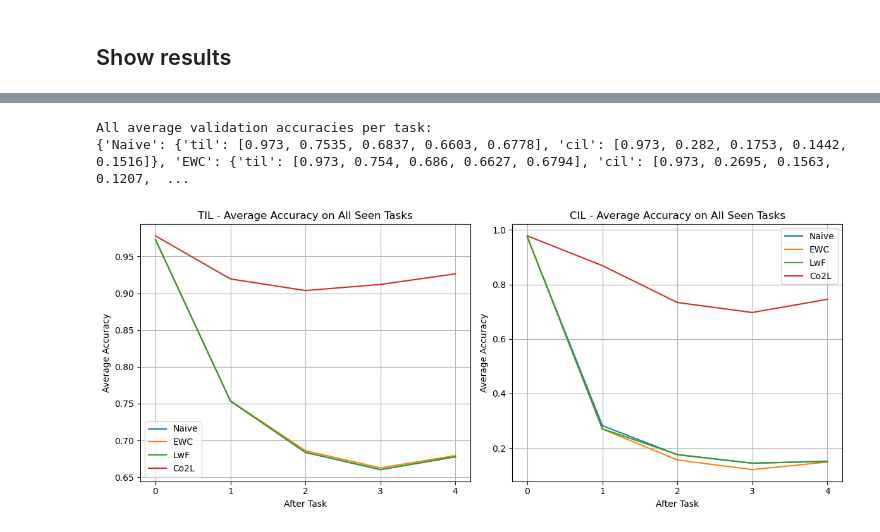
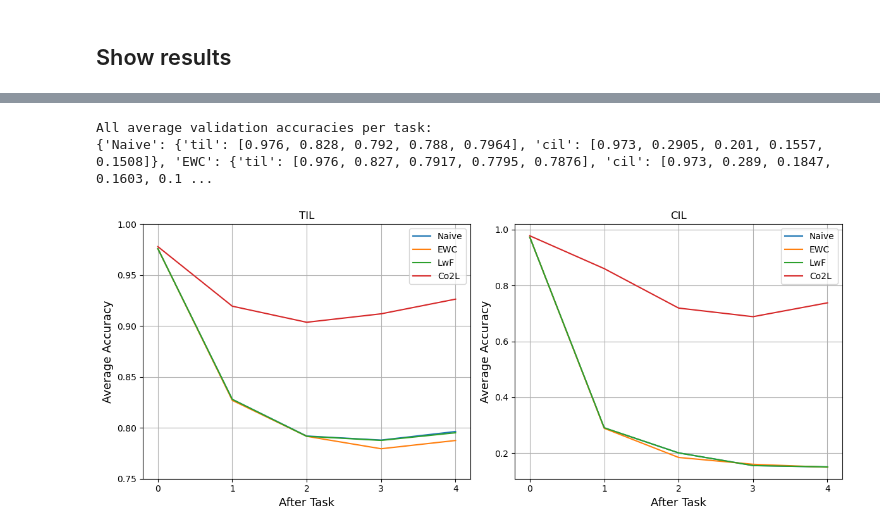
Before and after one commit to LucioLuque/Vision_Artificial_Avanzada-TP1-Continual_Learning, a Jupyter notebook: notebooks/parte43.ipynb, the cells around one changed output, grey strips where cells are left out. Drawn from its saved outputs; the diff is of its cells as text; code cells hidden in the pictures.

```diff
--- a/notebooks/parte43.ipynb
+++ b/notebooks/parte43.ipynb
@@ -155,9 +164,9 @@ Avg accuracy: 0.6898
 model = new_model_from_backbone(device)
 model_name = "EWC"
 mode_name = "cil"
-criterion = EWCCriterion(CrossEntropyLoss(), lambda_=1e10, global_labels=True, model=model)
+criterion = EWCCriterion(CrossEntropyLoss(), lambda_=1, global_labels=True, model=model)
 # run_cil_experiment(model, criterion, "EWC", epochs=100, lr=1e-5, batch_size=1024)
-all_val_accs, avg_val_acc, avg_test_acc  = run_cil_experiment(model, criterion, "EWC", epochs=10)
+all_val_accs, avg_val_acc, avg_test_acc  = run_cil_experiment(model, criterion, "EWC", epochs=5, lr=1e-2)
 val_accs.loc[mode_name, model_name] = avg_val_acc
 test_accs.loc[mode_name, model_name] = avg_test_acc
 all_val_accs_dic[model_name][mode_name] = all_val_accs
@@ -206,8 +217,8 @@ cil  0.1515  0.1502  NaN  NaN
 model = new_model_from_backbone(device)
 model_name = "LwF"
 mode_name = "til"
-criterion = LwFCriterion(CrossEntropyLoss(), model, lambda_=1.0, temperature=2.0)
-all_val_accs, avg_val_acc, avg_test_acc = run_til_experiment(model, criterion, "LwF")
+criterion = LwFCriterion(CrossEntropyLoss(), model, lambda_=1.0, temperature=2.0, cil_binary_distill=False)
+all_val_accs, avg_val_acc, avg_test_acc = run_til_experiment(model, criterion, "LwF", epochs=250, lr=1e-2)
 val_accs.loc[mode_name, model_name] = avg_val_acc
 test_accs.loc[mode_name, model_name] = avg_test_acc
 all_val_accs_dic[model_name][mode_name] = all_val_accs
@@ -240,8 +253,8 @@ Avg accuracy: 0.6882
 model = new_model_from_backbone(device)
 model_name = "LwF"
 mode_name = "cil"
-criterion = LwFCriterion(CrossEntropyLoss(), model, lambda_=2.0, temperature=2.0, cil_binary_distill=False)
-all_val_accs, avg_val_acc, avg_test_acc = run_cil_experiment(model, criterion, "LwF", epochs=5)
+criterion = LwFCriterion(CrossEntropyLoss(), model, lambda_=1.0, temperature=2.0, cil_binary_distill=False)
+all_val_accs, avg_val_acc, avg_test_acc = run_cil_experiment(model, criterion, "LwF", epochs=5, lr=1e-2)
 val_accs.loc[mode_name, model_name] = avg_val_acc
 test_accs.loc[mode_name, model_name] = avg_test_acc
 all_val_accs_dic[model_name][mode_name] = all_val_accs
@@ -630,7 +661,7 @@ epochs = 50
 title = "Co2L_CIL"
 batch_size = 512
 deterministic(42)
-buffer_size = 2500
+buffer_size = 1000
 buffer = ReplayBuffer(buffer_size)
 buffer_batch_size = batch_size // 4
 classes_per_task = 2
@@ -801,37 +834,38 @@ cil  0.1515  0.1502  0.1506  0.7425
 # %%
 all_val_avgs = {model: {mode: [] for mode in modes} for model in models}
 for model in models:
     for mode in modes:
         accs = all_val_accs_dic[model][mode]
         avgs = [round(sum(acc_list) / len(acc_list), 4) for acc_list in accs]
         all_val_avgs[model][mode] = avgs
 
 print("\nAll average validation accuracies per task:")
 print(all_val_avgs)
 
 fig, axes = plt.subplots(1, 2, figsize=(12, 5))
 for model in models:
     axes[0].plot(all_val_avgs[model]["til"], label=model)
     axes[1].plot(all_val_avgs[model]["cil"], label=model)
-axes[0].set_title("TIL - Average Accuracy on All Seen Tasks")
-axes[1].set_title("CIL - Average Accuracy on All Seen Tasks")
-axes[0].set_xlabel("After Task")
-axes[1].set_xlabel("After Task")
-axes[0].set_ylabel("Average Accuracy")
-axes[1].set_ylabel("Average Accuracy")
+axes[0].set_title("TIL")
+axes[1].set_title("CIL")
+axes[0].set_xlabel("After Task", fontsize=13)
+axes[1].set_xlabel("After Task", fontsize=13)
+axes[0].set_ylabel("Average Accuracy", fontsize=13)
+axes[1].set_ylabel("Average Accuracy", fontsize=13)
 axes[0].grid()
 axes[1].grid()
 axes[0].legend()
 axes[1].legend()
 axes[0].set_xticks(range(5))
 axes[1].set_xticks(range(5))
+axes[0].set_yticks([1, 0.75, 0.8, 0.85, 0.9, 0.95])
 plt.tight_layout()
 path = "../images/average_accuracies.png"
 os.makedirs(os.path.dirname(path), exist_ok=True)
 fig.savefig(path, dpi=300, bbox_inches="tight")
 
 plt.show()
 # %% [output]
 All average validation accuracies per task:
-{'Naive': {'til': [0.973, 0.7535, 0.6837, 0.6603, 0.6778], 'cil': [0.973, 0.282, 0.1753, 0.1442, 0.1516]}, 'EWC': {'til': [0.973, 0.754, 0.686, 0.6627, 0.6794], 'cil': [0.973, 0.2695, 0.1563, 0.1207,  ...
+{'Naive': {'til': [0.976, 0.828, 0.792, 0.788, 0.7964], 'cil': [0.973, 0.2905, 0.201, 0.1557, 0.1508]}, 'EWC': {'til': [0.976, 0.827, 0.7917, 0.7795, 0.7876], 'cil': [0.973, 0.289, 0.1847, 0.1603, 0.1 ...
-[figure, old version]
+[figure, new version]
```
Also changed, not shown: parts of 16 cells of this notebook, 18 other files.
